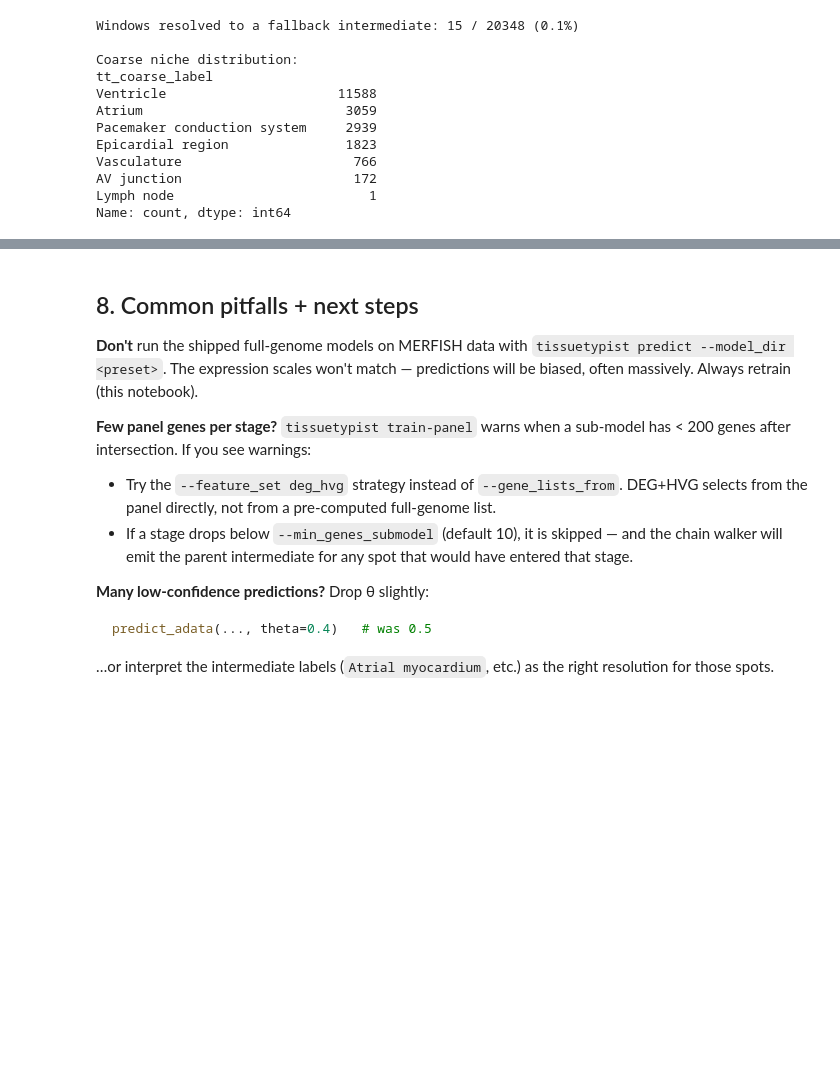
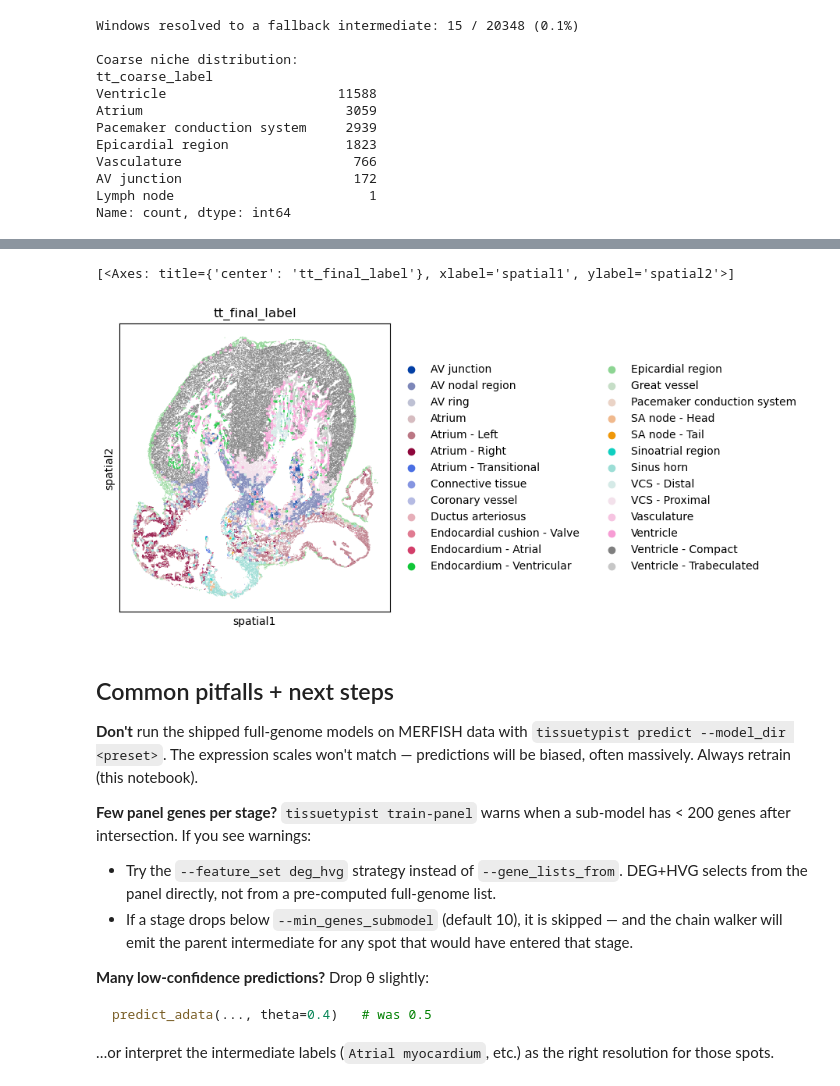
Before and after one commit to Teichlab/TissueTypist, a Jupyter notebook: notebooks/demo_merfish.ipynb, the cells around one changed output, grey strips where cells are left out. Saved outputs shown, nothing was run; the diff lists cells and outputs as text; code cells hidden in the pictures; blank space fills up the shorter version.

```diff
--- a/notebooks/demo_merfish.ipynb
+++ b/notebooks/demo_merfish.ipynb
@@ -470,0 +563,32 @@ Name: count, dtype: int64
+# %%
+import pandas as pd
+from tissuetypist import predict_adata
+
+# 1. Load the cell→window mapping written by `tissuetypist train-panel`.
+mapping = pd.read_csv(
+    PANEL_OUTDIR / "query_cell_window_assignment.csv.gz",
+    index_col=0,
+)
+adata.obs["sliding_window_assignment"] = mapping["sliding_window_assignment"]
+
+# 2. Project window-level predictions onto cells — predict_adata handles the
+#    window-id lookup internally when sliding_window_col is provided.
+adata = predict_adata(
+    adata,
+    model_dir   = str(PANEL_OUTDIR),
+    modality    = "hd",
+    section_col = SECTION_COL,
+    hd_windows  = adata_windows,
+    sliding_window_col = "sliding_window_assignment",
+)
+
+# 3. Coverage check + save.
+n_unmapped = adata.obs["tt_final_label"].isna().sum()
+print(
+    f"Projected {len(adata) - n_unmapped:,} / {len(adata):,} cells "
+    f"({100 * (1 - n_unmapped / len(adata)):.1f}%). "
+    f"{n_unmapped:,} cells fell in dropped windows or outside the grid → NaN labels."
+)
+
+EVAL_OUTDIR.mkdir(parents=True, exist_ok=True)
+adata.write_h5ad(EVAL_OUTDIR / "merfish_predicted_cells.h5ad")
@@ -471,5 +617,18 @@ Name: count, dtype: int64
+# %%
+section_id = 'R77_4C4'
+slide = adata[adata.obs["sample_id"] == section_id].copy()
+
+sc.pl.spatial(
+                slide,
+                color="tt_final_label",
+                show=False,
+                spot_size=15
+            )
+# %% [output]
+[<Axes: title={'center': 'tt_final_label'}, xlabel='spatial1', ylabel='spatial2'>]
+[figure, added]
 # %% [markdown]
-## 8. Common pitfalls + next steps
+## Common pitfalls + next steps
 
 **Don't** run the shipped full-genome models on MERFISH data with
 `tissuetypist predict --model_dir <preset>`. The expression scales
```
Also changed, not shown: parts of 12 cells of this notebook, 2 other files.
